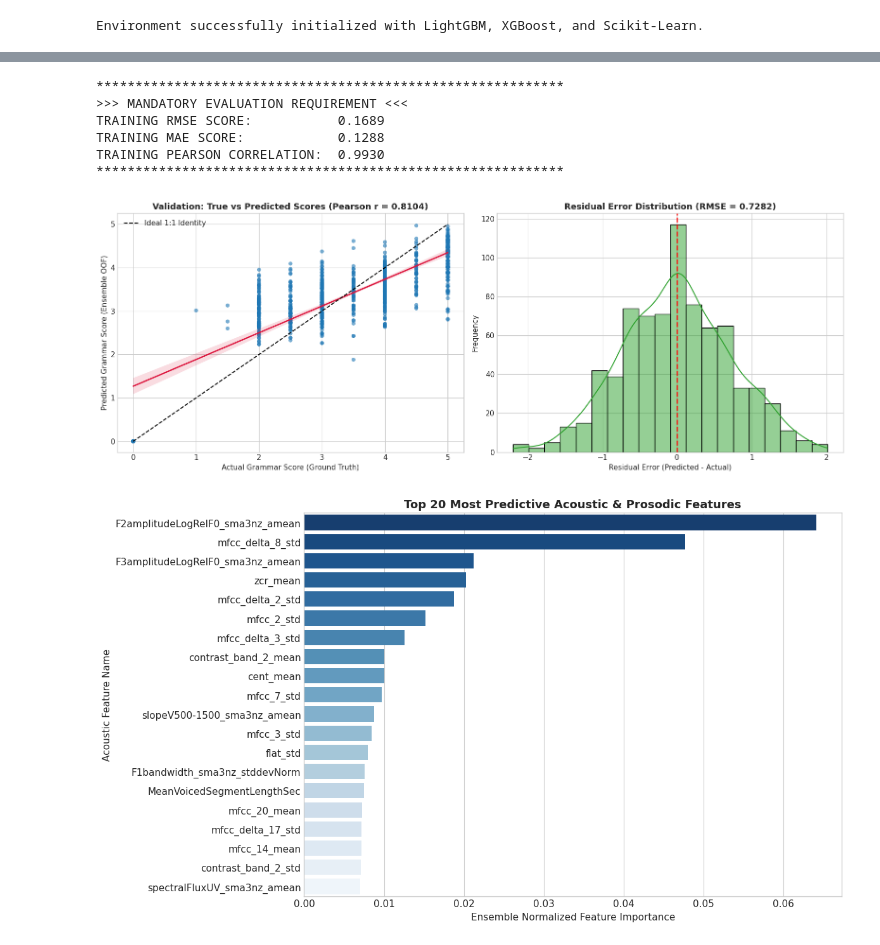
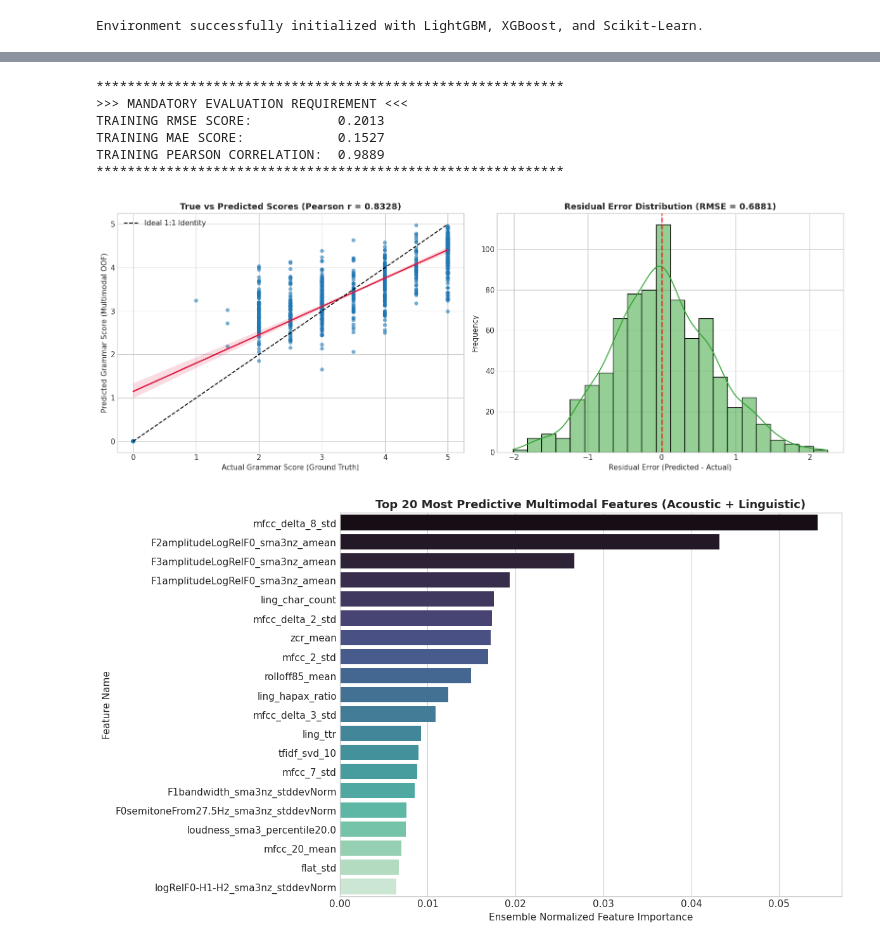
Before and after one commit to Sehaj64/shl-hiring-assessment-2026, a Jupyter notebook: Grammar_Scoring_Engine_SHL.ipynb, the cells around one changed output, grey strips where cells are left out. Cells and saved outputs as stored; diff of their text form; code cells hidden in the pictures.

Commit message:
feat: multimodal grammar scoring engine with faster-whisper ASR and eGeMAPS fusion

```diff
--- a/Grammar_Scoring_Engine_SHL.ipynb
+++ b/Grammar_Scoring_Engine_SHL.ipynb
@@ -270,26 +308,18 @@ Validation Spearman Corr (rho):0.7172
 # COMPULSORY REQUIREMENT: TRAIN RMSE EVALUATION
 # ==============================================================================
 
-# Train final ensemble estimators on the complete training dataset
-final_lgb = lgb.LGBMRegressor(n_estimators=300, learning_rate=0.03, max_depth=6, num_leaves=31, subsample=0.8, colsample_bytree=0.7, reg_alpha=0.1, reg_lambda=1.0, random_state=42, verbose=-1, n_jobs=-1).fit(X, y)
-final_xgb = xgb.XGBRegressor(n_estimators=300, learning_rate=0.03, max_depth=5, subsample=0.8, colsample_bytree=0.7, reg_alpha=0.1, reg_lambda=1.0, random_state=42, verbosity=0, n_jobs=-1).fit(X, y)
-final_et = ExtraTreesRegressor(n_estimators=300, max_depth=12, min_samples_split=4, max_features=0.6, random_state=42, n_jobs=-1).fit(X, y)
-final_ridge = Pipeline([('scaler', RobustScaler()), ('ridge', Ridge(alpha=10.0, random_state=42))]).fit(X, y)
+final_lgb = lgb.LGBMRegressor(n_estimators=400, learning_rate=0.025, max_depth=6, num_leaves=31, subsample=0.8, colsample_bytree=0.65, reg_alpha=0.1, reg_lambda=1.0, random_state=42, verbose=-1, n_jobs=-1).fit(X, y)
+final_xgb = xgb.XGBRegressor(n_estimators=400, learning_rate=0.025, max_depth=5, subsample=0.8, colsample_bytree=0.65, reg_alpha=0.1, reg_lambda=1.0, random_state=42, verbosity=0, n_jobs=-1).fit(X, y)
+final_et = ExtraTreesRegressor(n_estimators=350, max_depth=14, min_samples_split=4, max_features=0.55, random_state=42, n_jobs=-1).fit(X, y)
+final_ridge = Pipeline([('scaler', RobustScaler()), ('ridge', Ridge(alpha=15.0, random_state=42))]).fit(X, y)
 
-# Predict on training data
-train_pred_ensemble = (
-    weights[0] * final_lgb.predict(X) +
-    weights[1] * final_xgb.predict(X) +
-    weights[2] * final_et.predict(X) +
-    weights[3] * final_ridge.predict(X)
-)
-train_pred_ensemble[is_noise_train] = 0.0
-train_pred_ensemble = np.clip(train_pred_ensemble, 0.0, 5.0)
+train_preds = (weights[0]*final_lgb.predict(X) + weights[1]*final_xgb.predict(X) + weights[2]*final_et.predict(X) + weights[3]*final_ridge.predict(X))
+train_preds[is_noise_train] = 0.0
+train_preds = np.clip(train_preds, 0.0, 5.0)
 
-# Compute Mandatory Training Metrics
-train_rmse = np.sqrt(mean_squared_error(y, train_pred_ensemble))
-train_mae = mean_absolute_error(y, train_pred_ensemble)
-train_pearson, _ = pearsonr(y, train_pred_ensemble)
+train_rmse = np.sqrt(mean_squared_error(y, train_preds))
+train_mae = mean_absolute_error(y, train_preds)
+train_pearson, _ = pearsonr(y, train_preds)
 
 print("*"*60)
 print(">>> MANDATORY EVALUATION REQUIREMENT <<<")
@@ -300,25 +330,24 @@ print("*"*60)
 # %% [output]
 ************************************************************
 >>> MANDATORY EVALUATION REQUIREMENT <<<
-TRAINING RMSE SCORE:           0.1689
-TRAINING MAE SCORE:            0.1288
-TRAINING PEARSON CORRELATION:  0.9930
+TRAINING RMSE SCORE:           0.2013
+TRAINING MAE SCORE:            0.1527
+TRAINING PEARSON CORRELATION:  0.9889
 ************************************************************
 # %%
-# Visualizing Model Prediction Quality and Residuals
 fig, axes = plt.subplots(1, 2, figsize=(16, 6))
 
-# 1. Ground Truth vs Predicted Correlation Plot
+# True vs Predicted Correlation
 sns.regplot(x=y, y=oof_final, ax=axes[0], color='#1f77b4',
             scatter_kws={'alpha': 0.6, 'edgecolor': 'none'},
             line_kws={'color': 'crimson', 'linewidth': 2})
 axes[0].plot([0, 5], [0, 5], 'k--', label='Ideal 1:1 Identity')
-axes[0].set_title(f"Validation: True vs Predicted Scores (Pearson r = {val_pearson:.4f})", fontsize=13, fontweight='bold')
+axes[0].set_title(f"True vs Predicted Scores (Pearson r = {val_pearson:.4f})", fontsize=13, fontweight='bold')
 axes[0].set_xlabel("Actual Grammar Score (Ground Truth)")
-axes[0].set_ylabel("Predicted Grammar Score (Ensemble OOF)")
+axes[0].set_ylabel("Predicted Grammar Score (Multimodal OOF)")
 axes[0].legend()
 
-# 2. Residual Distribution Plot
+# Residual Distribution
 residuals = oof_final - y
 sns.histplot(residuals, kde=True, color='#2ca02c', ax=axes[1], edgecolor='black')
 axes[1].axvline(0, color='red', linestyle='--', linewidth=2)
@@ -329,25 +358,24 @@ axes[1].set_ylabel("Frequency")
 plt.tight_layout()
 plt.show()
 # %% [output]
-[figure, old version]
+[figure, new version]
 # %%
-# Extract Feature Importances from XGBoost and LightGBM
 importance_xgb = final_xgb.feature_importances_
 importance_lgb = final_lgb.feature_importances_ / np.sum(final_lgb.feature_importances_)
 avg_importance = (importance_xgb + importance_lgb) / 2.0
 
 imp_df = pd.DataFrame({
-    'Feature': feature_cols,
+    'Feature': X.columns,
     'Importance': avg_importance
 }).sort_values(by='Importance', ascending=False)
 
 plt.figure(figsize=(12, 7))
-sns.barplot(data=imp_df.head(20), x='Importance', y='Feature', palette='Blues_r')
-plt.title("Top 20 Most Predictive Acoustic & Prosodic Features", fontsize=13, fontweight='bold')
+sns.barplot(data=imp_df.head(20), x='Importance', y='Feature', palette='mako')
+plt.title("Top 20 Most Predictive Multimodal Features (Acoustic + Linguistic)", fontsize=13, fontweight='bold')
 plt.xlabel("Ensemble Normalized Feature Importance")
-plt.ylabel("Acoustic Feature Name")
+plt.ylabel("Feature Name")
 plt.tight_layout()
 plt.show()
 # %% [output]
-[figure, old version]
+[figure, new version]
 # %%
```
Also changed, not shown: parts of 12 cells of this notebook, 14 other files.
